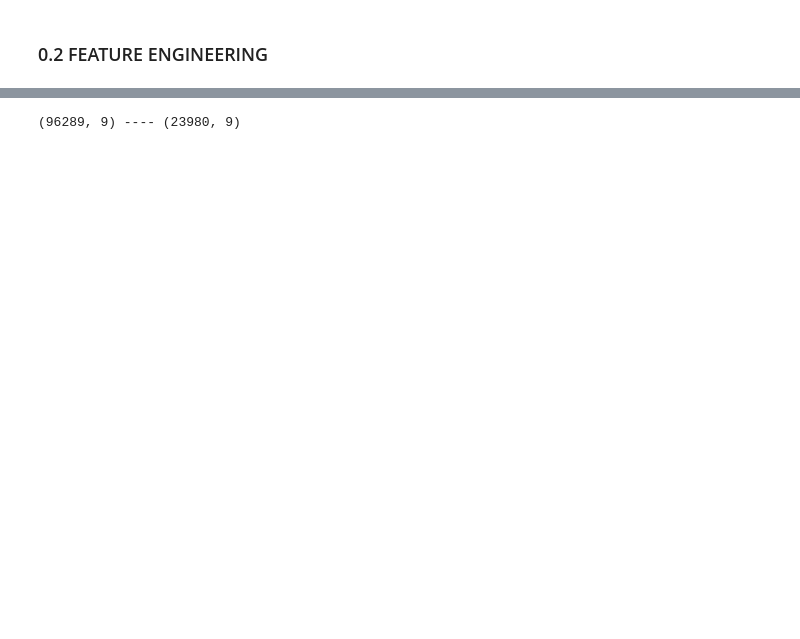
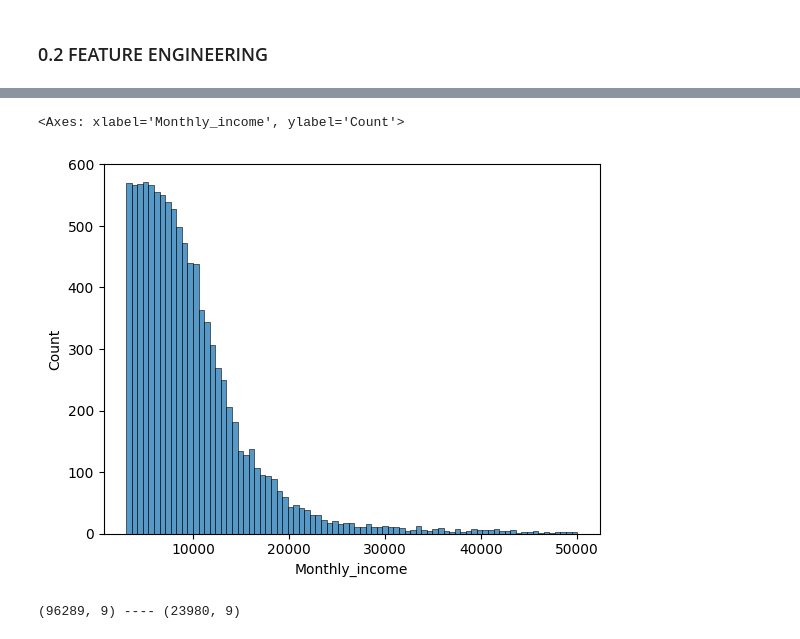
Before and after one commit to ectormgl/givemecredit, a Jupyter notebook: notebook/main.ipynb, the cells around one changed output, grey strips where cells are left out. Drawn from its saved outputs; the diff is of its cells as text; code cells hidden in the pictures; blank space fills up the shorter version.

```diff
--- a/notebook/main.ipynb
+++ b/notebook/main.ipynb
@@ -80,0 +148,8 @@ df_data.rename(columns={"Unnamed: 0": "ID",
+# %%
+def cont(value):
+    if value <=50000 and value>=3000:
+        return value
+ab= X_train['MonthlyIncome'].apply(cont).value_counts()
+ab= pd.DataFrame(ab)
+ab['Monthly_income']= ab.index
+ab
@@ -81,3 +171,9 @@ df_data.rename(columns={"Unnamed: 0": "ID",
+# %%
+import seaborn as sns
+sns.histplot(ab['Monthly_income'])
+# %% [output]
+<Axes: xlabel='Monthly_income', ylabel='Count'>
+[figure, added]
 # %%
 print(X_train.shape, "----", X_test.shape)
 # %% [output]
```
Also changed, not shown: parts of 17 cells of this notebook.
